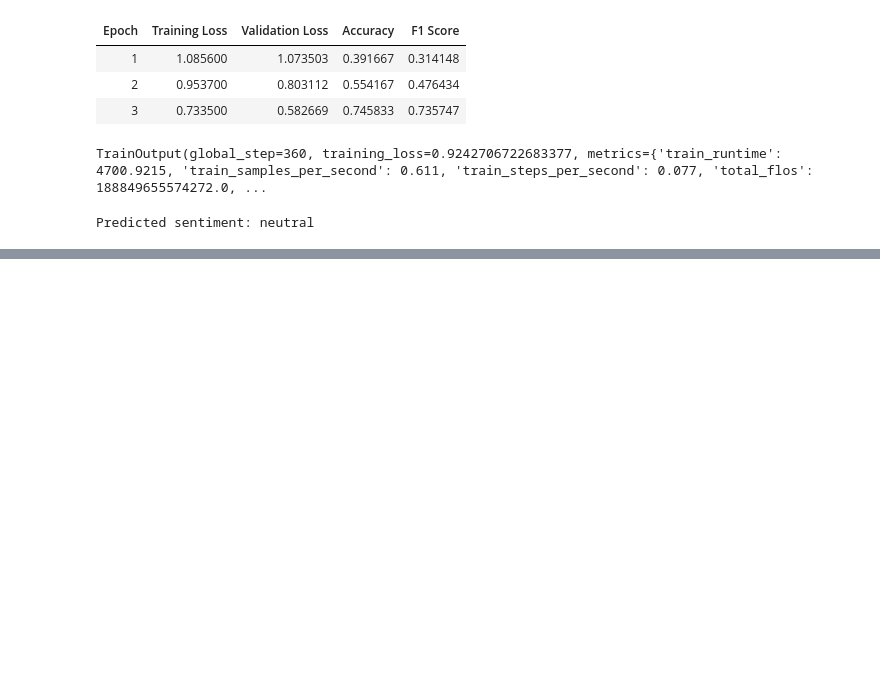
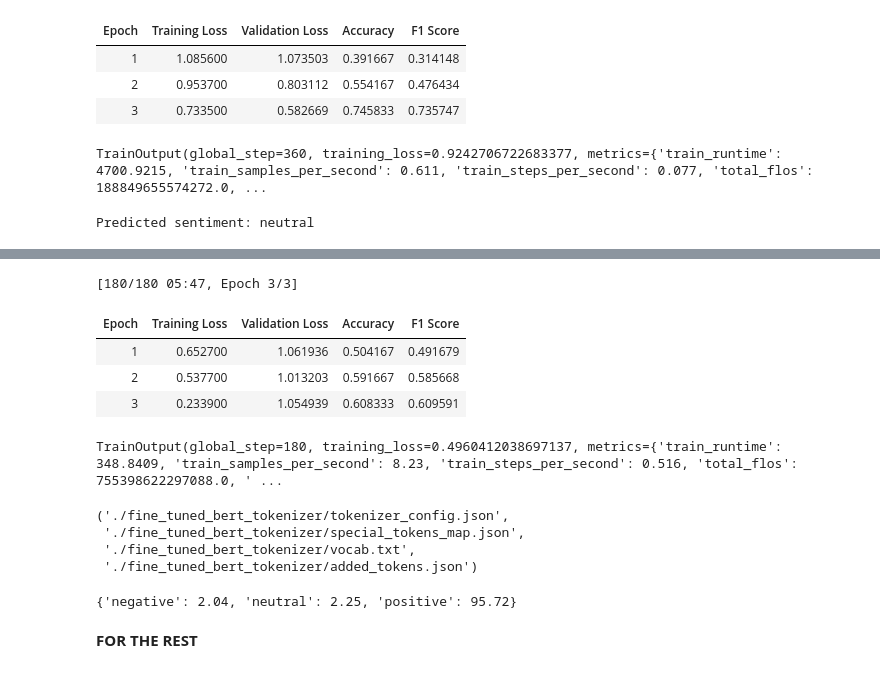
Before and after one commit to raidin2k3/meloAI, a Jupyter notebook: sentiment_model.ipynb, the cells around one changed output, grey strips where cells are left out. Saved outputs shown, nothing was run; the diff lists cells and outputs as text; code cells hidden in the pictures; blank space fills up the shorter version.

```diff
--- a/sentiment_model.ipynb
+++ b/sentiment_model.ipynb
@@ -445,0 +509,53 @@ Predicted sentiment: neutral
+# %%
+# Tokenize the datasets
+def tokenize_function(examples):
+    return tokenizer(examples['text'], padding="max_length", truncation=True, max_length=512)
+# %%
+tokenized_train = train_dataset.map(tokenize_function, batched=True)
+tokenized_test = test_dataset.map(tokenize_function, batched=True)
+
+# Set format to PyTorch tensors for Trainer
+tokenized_train.set_format(type='torch', columns=['input_ids', 'attention_mask', 'label'])
+tokenized_test.set_format(type='torch', columns=['input_ids', 'attention_mask', 'label'])
+# %%
+# Define training arguments
+training_args = TrainingArguments(
+    output_dir='./results',               # output directory
+    evaluation_strategy="epoch",          # evaluation strategy (evaluate at the end of each epoch)
+    learning_rate=2e-5,                   # learning rate
+    per_device_train_batch_size=16,       # batch size for training
+    per_device_eval_batch_size=16,        # batch size for evaluation
+    num_train_epochs=3,                   # number of training epochs
+    weight_decay=0.01,                    # strength of weight decay
+    logging_dir='./logs',                 # directory for storing logs
+    logging_steps=10,                     # log every 10 steps
+    save_strategy="epoch"                 # save model at the end of every epoch
+)
+# %%
+# Initialize the Trainer
+trainer = Trainer(
+    model=model,
+    args=training_args,
+    train_dataset=tokenized_train,
+    eval_dataset=tokenized_test,
+    compute_metrics=compute_metrics  # Add a custom metric function if needed (e.g., accuracy, F1 score)
+)
+# %%
+# Fine-tune the model
+trainer.train()
+# %% [output]
+[180/180 05:47, Epoch 3/3]
+| Epoch | Training Loss | Validation Loss | Accuracy | F1 Score |
+| 1 | 0.652700 | 1.061936 | 0.504167 | 0.491679 |
+| 2 | 0.537700 | 1.013203 | 0.591667 | 0.585668 |
+| 3 | 0.233900 | 1.054939 | 0.608333 | 0.609591 |
+TrainOutput(global_step=180, training_loss=0.4960412038697137, metrics={'train_runtime': 348.8409, 'train_samples_per_second': 8.23, 'train_steps_per_second': 0.516, 'total_flos': 755398622297088.0, ' ...
+# %%
+# Save the fine-tuned model
+model.save_pretrained('./fine_tuned_bert_model')
+tokenizer.save_pretrained('./fine_tuned_bert_tokenizer')
+# %% [output]
+('./fine_tuned_bert_tokenizer/tokenizer_config.json',
+ './fine_tuned_bert_tokenizer/special_tokens_map.json',
+ './fine_tuned_bert_tokenizer/vocab.txt',
+ './fine_tuned_bert_tokenizer/added_tokens.json')
@@ -445,0 +586,9 @@ Predicted sentiment: neutral
+# %%
+# Example prediction
+text = "Should i buy a tesla as Emmanuel said it is good but it also very costly"
+result = predict_sentiment_with_percentages(text)
+print(result)
+# %% [output]
+{'negative': 2.04, 'neutral': 2.25, 'positive': 95.72}
+# %% [markdown]
+**FOR THE REST**
```
Also changed, not shown: parts of 11 cells of this notebook.
